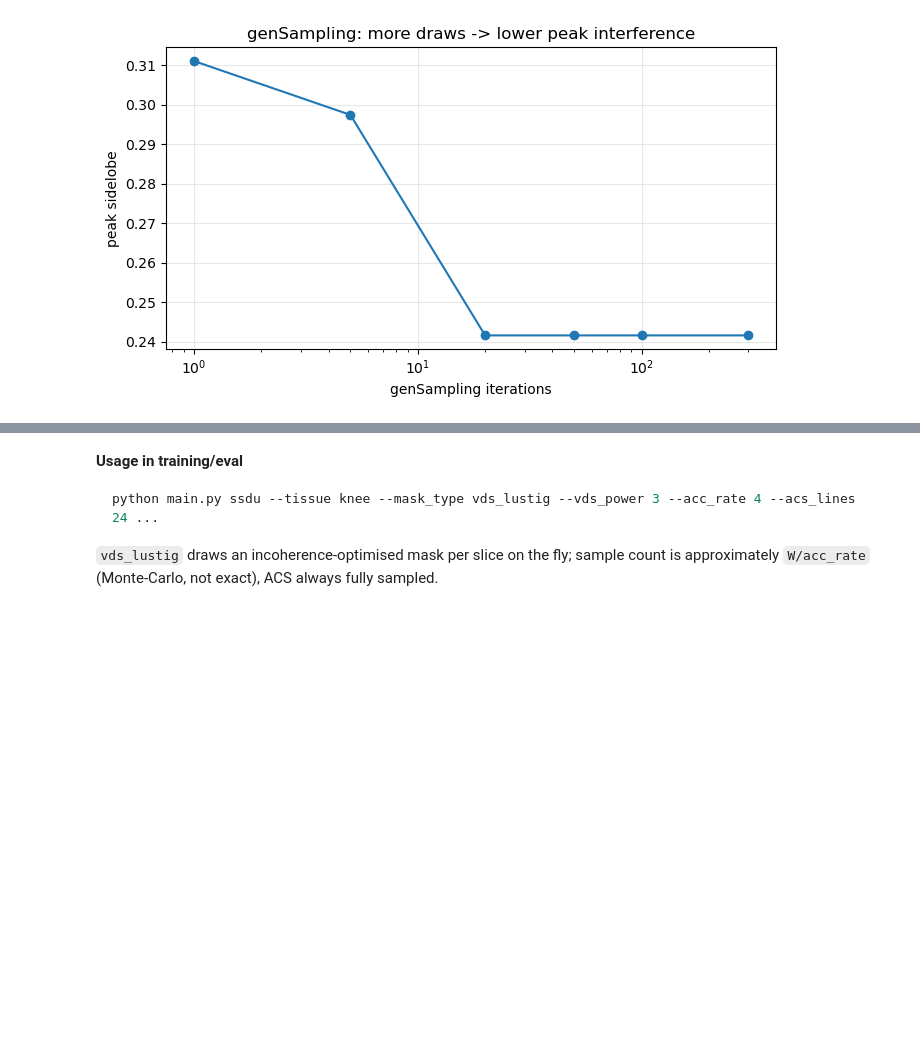
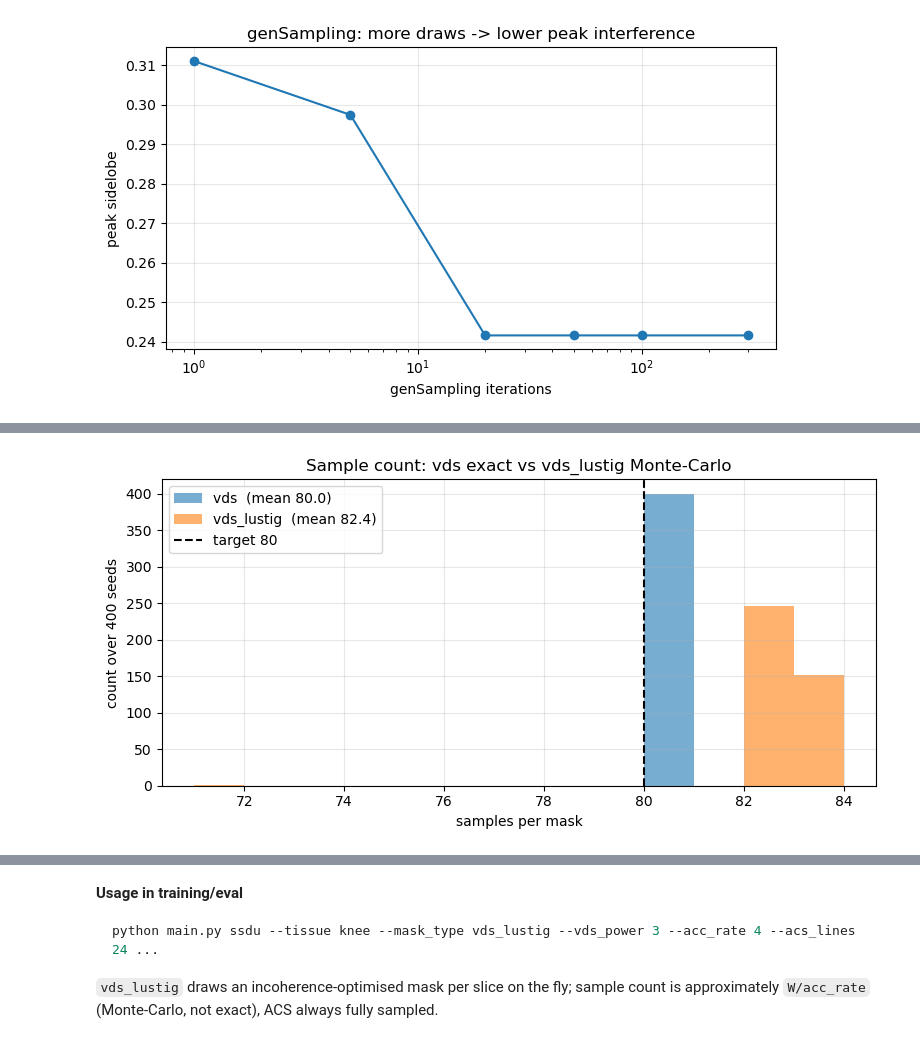
Before and after one commit to sonwonjun103/MRIreconstruction, a Jupyter notebook: vds_mask.ipynb, the cells around one changed output, grey strips where cells are left out. Drawn from its saved outputs; the diff is of its cells as text; code cells hidden in the pictures; blank space fills up the shorter version.

```diff
--- a/vds_mask.ipynb
+++ b/vds_mask.ipynb
@@ -130,0 +167,17 @@ mean peak sidelobe   vds=0.4927   vds_lustig=0.2513   (49% lower)
+# %%
+# (b) sample-count distribution: vds is exact, vds_lustig is Monte-Carlo (spread)
+cnt_vds = [int(undersampling_mask((1,W),ACC,ACS,'vds',np.random.default_rng(s),3)[0].sum())
+           for s in range(400)]
+cnt_lus = [int(undersampling_mask((1,W),ACC,ACS,'vds_lustig',np.random.default_rng(s),3)[0].sum())
+           for s in range(400)]
+plt.figure(figsize=(8,4))
+plt.hist(cnt_vds, bins=range(min(cnt_vds+cnt_lus), max(cnt_vds+cnt_lus)+2),
+         alpha=0.6, label=f'vds  (mean {np.mean(cnt_vds):.1f})')
+plt.hist(cnt_lus, bins=range(min(cnt_vds+cnt_lus), max(cnt_vds+cnt_lus)+2),
+         alpha=0.6, label=f'vds_lustig  (mean {np.mean(cnt_lus):.1f})')
+plt.axvline(W/ACC, color='k', ls='--', label=f'target {W//ACC}')
+plt.xlabel('samples per mask'); plt.ylabel('count over 400 seeds')
+plt.title('Sample count: vds exact vs vds_lustig Monte-Carlo')
+plt.legend(); plt.grid(alpha=0.3); plt.tight_layout(); plt.show()
+# %% [output]
+[figure, added]
```
Also changed, not shown: parts of 3 cells of this notebook.
